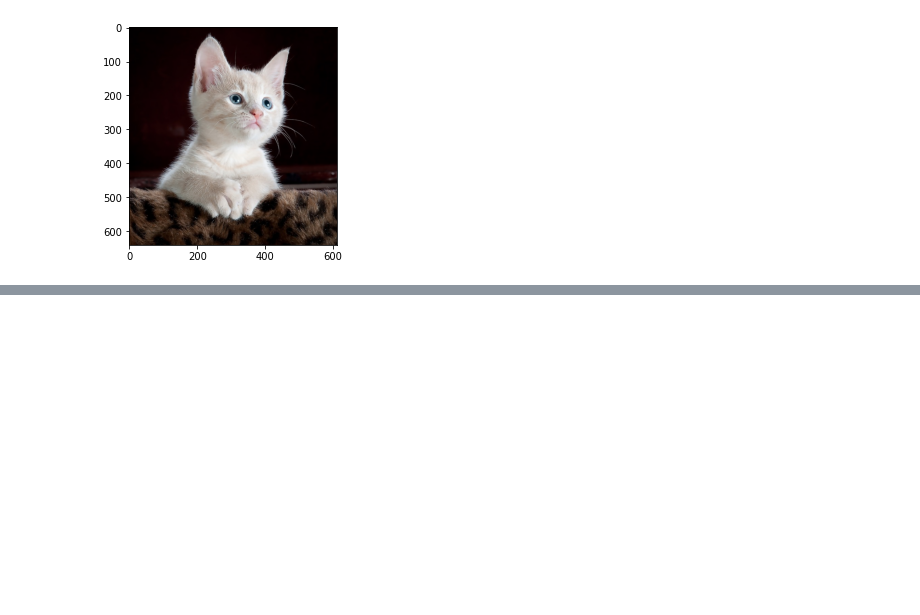
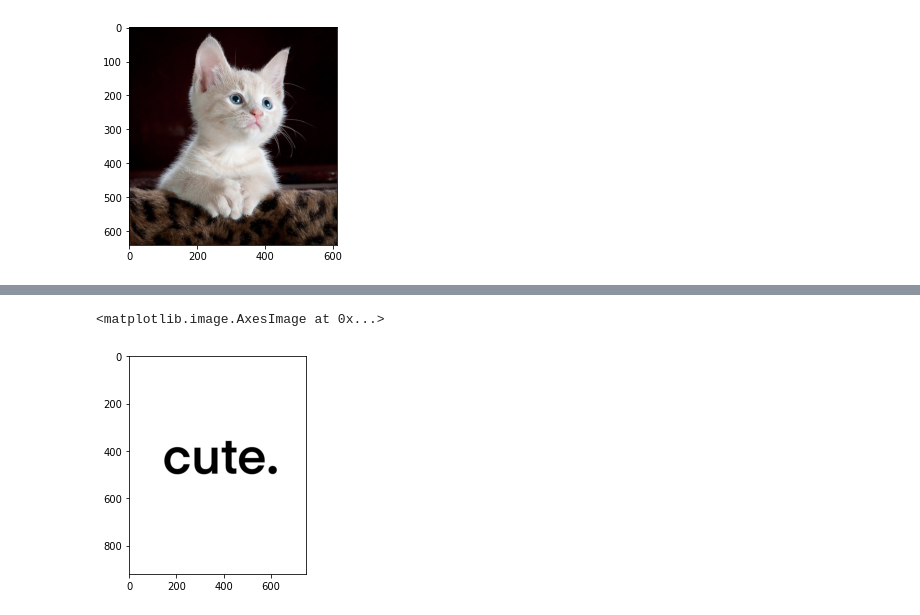
Before and after one commit to linhengchuan/python, a Jupyter notebook: cv/cv_img_processing.ipynb, the cells around one changed output, grey strips where cells are left out. Saved outputs shown, nothing was run; the diff lists cells and outputs as text; code cells hidden in the pictures; blank space fills up the shorter version.

```diff
--- a/cv/cv_img_processing.ipynb
+++ b/cv/cv_img_processing.ipynb
@@ -92,0 +106,8 @@ y_offset = 0
+# %%
+img1 = cv2.imread("assets/cat.jpg")
+img1 = cv2.cvtColor(img1, cv2.COLOR_BGR2RGB)
+img1 = cv2.resize(img1,(1200,1200))
+img2 = cv2.imread("assets/cute.jpg")
+img2 = cv2.cvtColor(img2, cv2.COLOR_BGR2RGB)
+large_img = img1
+small_img = img2
@@ -92,0 +130,7 @@ y_offset = 0
+# %%
+img2gray = cv2.cvtColor(img2,cv2.COLOR_RGB2GRAY)
+# %%
+plt.imshow(img2gray,cmap='gray')
+# %% [output]
+<matplotlib.image.AxesImage at 0x...>
+[figure, added]
```
Also changed, not shown: parts of 30 cells of this notebook, 2 other files.
